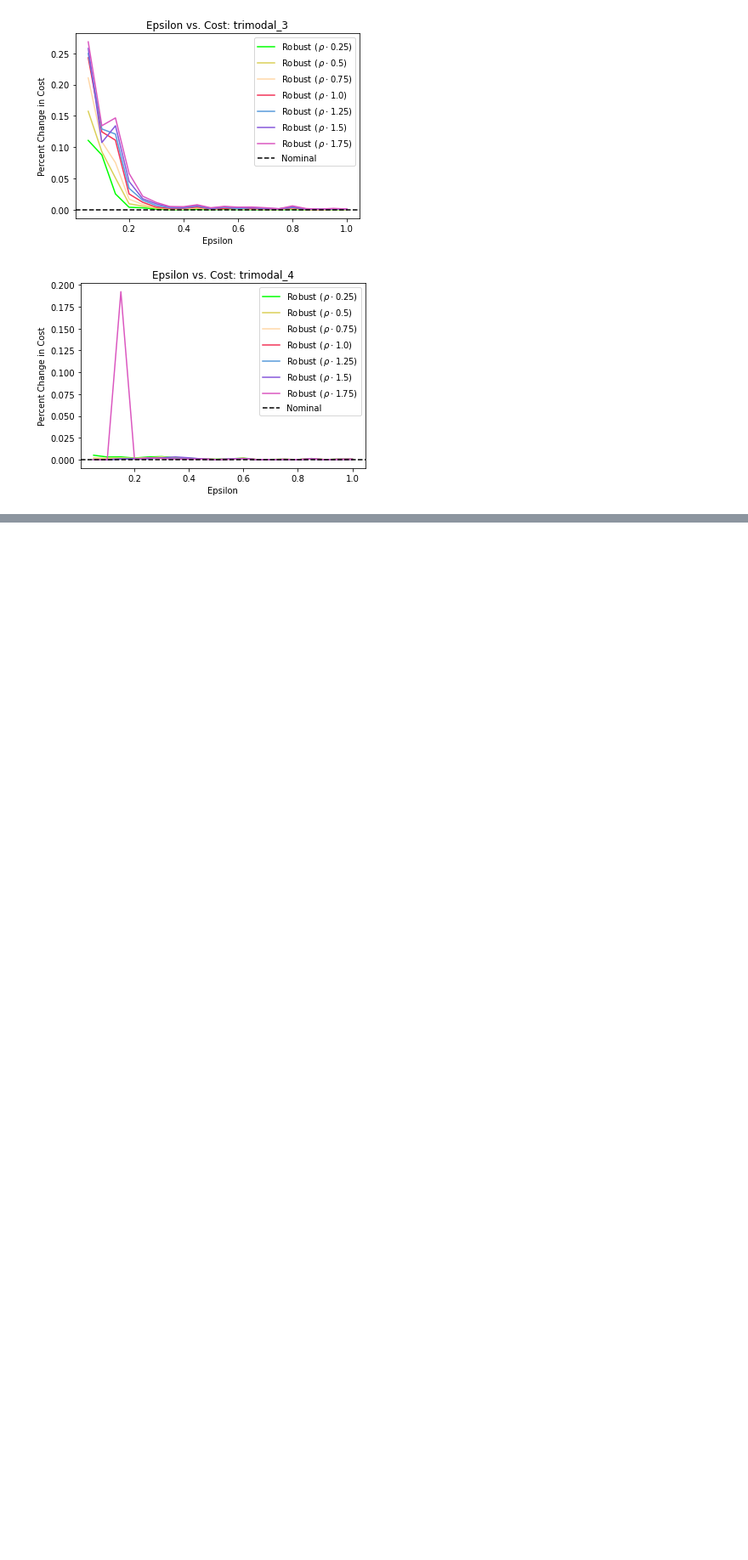
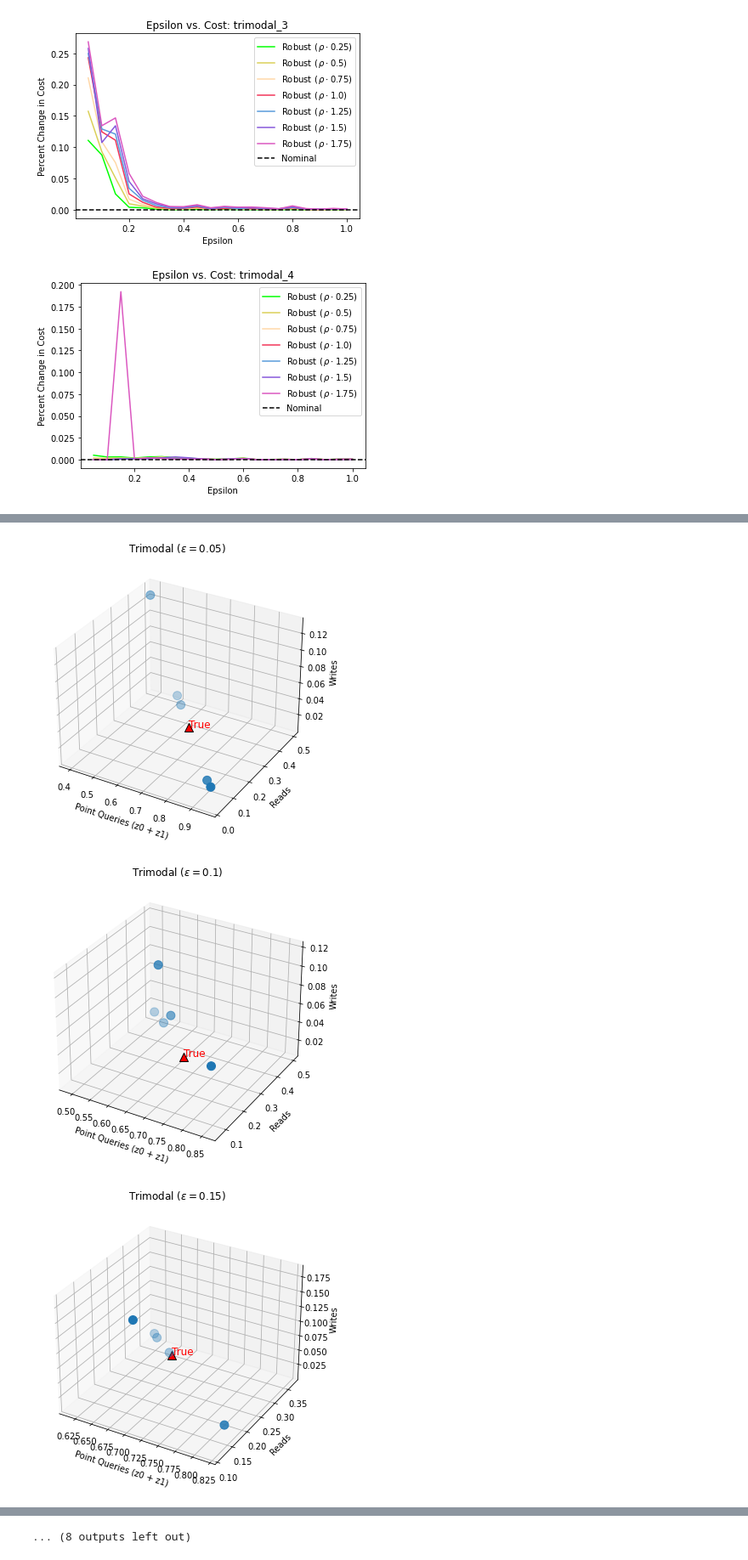
Before and after one commit to Pizzawookiee/private_lsm_tuning, a Jupyter notebook: notebook/epsilon_cost_experiment.ipynb, the cells around one changed output, grey strips where cells are left out. Shown at 85% size. Cells and saved outputs as stored; diff of their text form; code cells hidden in the pictures; blank space fills up the shorter version.

```diff
--- a/notebook/epsilon_cost_experiment.ipynb
+++ b/notebook/epsilon_cost_experiment.ipynb
@@ -91,0 +214,31 @@ for file_num in range(len(files)):
+# %%
+for epsilon in workloads['Epsilon'].unique():
+    df = pd.read_csv('trimodal_1.csv')
+    workloads = df.groupby(['Epsilon', 'Workload (True)'])['Workload (Perturbed)'].apply(np.array).reset_index()
+    og = workloads[workloads['Epsilon'] == epsilon]['Workload (True)'].iloc[0]
+    # (z0, z1, q, w)
+    og = extract_probabilities_2d(og)
+
+    wl_list = workloads[workloads['Epsilon'] == epsilon]['Workload (Perturbed)'].iloc[0]
+    wl_list = list(set(wl_list))
+
+    x, y, z = parse_workload_list_2d(wl_list)
+
+    fig = plt.figure(figsize=(8, 6))
+    ax = fig.add_subplot(111, projection='3d')
+
+    scatter = ax.scatter(x, y, z, s=100, marker='o')
+    ax.scatter(og[0], og[1], og[2], c='red', s=100, marker='^', edgecolors='black', label='True')
+    ax.text(og[0], og[1], og[2], 'True', fontsize=12, color='red')
+
+    ax.set_xlabel('Point Queries (z0 + z1)')
+    ax.set_ylabel('Reads')
+    ax.set_zlabel('Writes')
+
+    ax.set_title(rf'Trimodal ($\varepsilon = {round(epsilon, 2)}$)')
+    ax.grid(True)
+    plt.show()
+# %% [output]
+[figure, added]
+[figure, added]
+[figure, added]
@@ -91,0 +254 @@ for file_num in range(len(files)):
+... (8 outputs left out)
```
Also changed, not shown: parts of 13 cells of this notebook, 6 other files.
